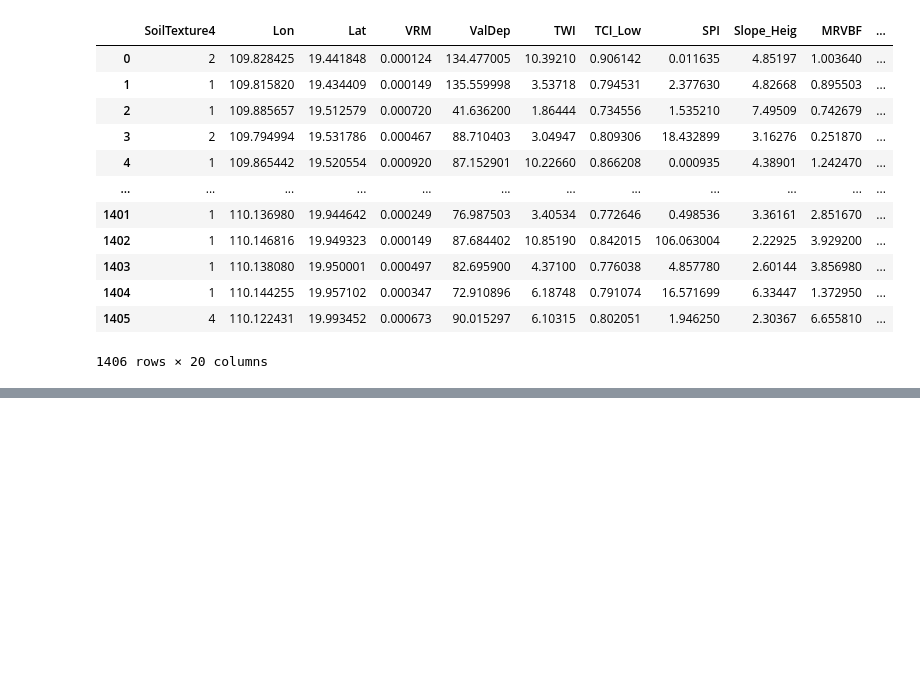
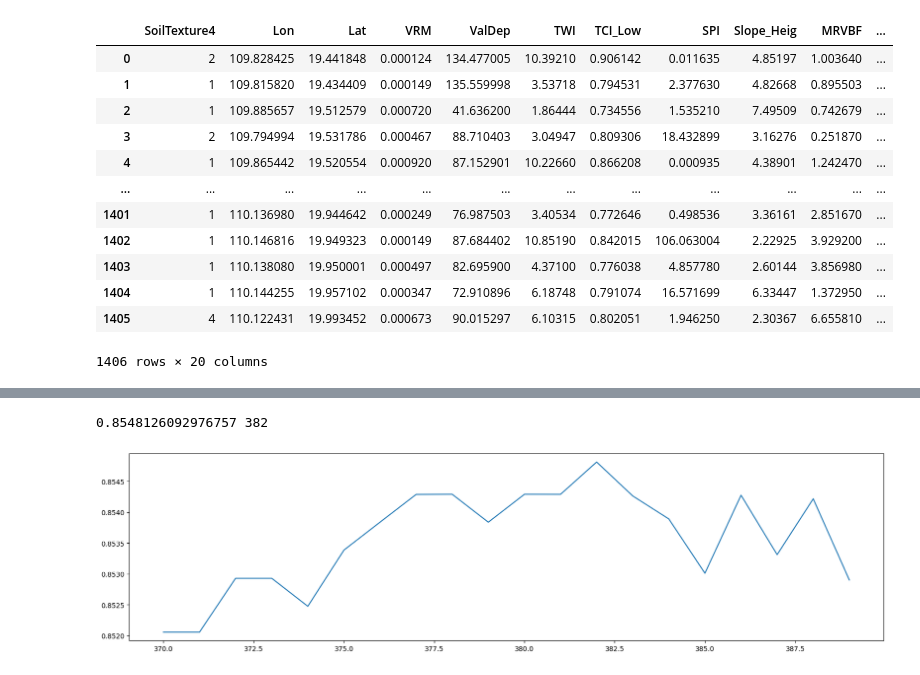
Before and after one commit to LeisureChang/Soil-Texture-Predict, a Jupyter notebook: 随机森林分类预测土壤质地.ipynb, the cells around one changed output, grey strips where cells are left out. Cells and saved outputs as stored; diff of their text form; code cells hidden in the pictures; blank space fills up the shorter version.

```diff
--- a/随机森林分类预测土壤质地.ipynb
+++ b/随机森林分类预测土壤质地.ipynb
@@ -82,3 +100,19 @@ Kappa Coefficient 0.3165561115636759
+# %%
+# 网格搜索
+param_grid = {
+                        'n_estimators' : np.arange(400,500,10),
+                        'max_depth' : np.arange(1,30,1),
+                        'min_samples_leaf' : ,
+                        'min_samples_split' : ,
+                        'max_features' :,
+                        'oob_score' : ,
+                        entropy =  ['gini', 'entropy']
+             }
+model_smote = RandomForestClassifier(n_jobs=-1, random_state=999)
+GS = GridSearchCV(model_smote, param_grid, cv = 5, scoring='f1_weighted')
+GS.fit(Xtrain_oversample,Ytrain_oversample)
+print(GS.best_params_)
+print(GS.best_score_)
 # %%
 score1 = []
 for i in range(0,500,10):
@@ -95,13 +132,16 @@ plt.show()
 # %%
 score1 = []
-for i in range(290,320):
+for i in range(370,390):
   model_smote = RandomForestClassifier(n_estimators=i,
                                      n_jobs=-1,
-                                     random_state=24)
+                                     random_state=999)
         # model_smote = model_smote.fit(Xtrain_oversample, Ytrain_oversample)
   score = cross_val_score(model_smote,Xtrain_oversample, Ytrain_oversample,cv=5,scoring='f1_weighted').mean()
   score1.append(score)
-print(max(score1),([*range(290,320)][score1.index(max(score1))]))
+print(max(score1),([*range(370,390)][score1.index(max(score1))]))
 plt.figure(figsize=[20,5])
-plt.plot(range(290,320),score1)
+plt.plot(range(370,390),score1)
 plt.show()
+# %% [output]
+0.8548126092976757 382
+[figure, added]
```
Also changed, not shown: parts of 4 cells of this notebook.
